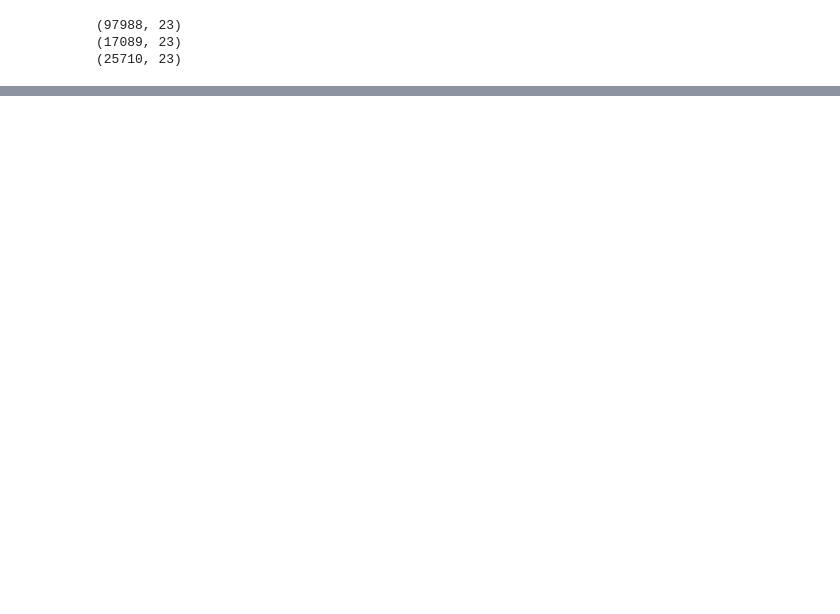
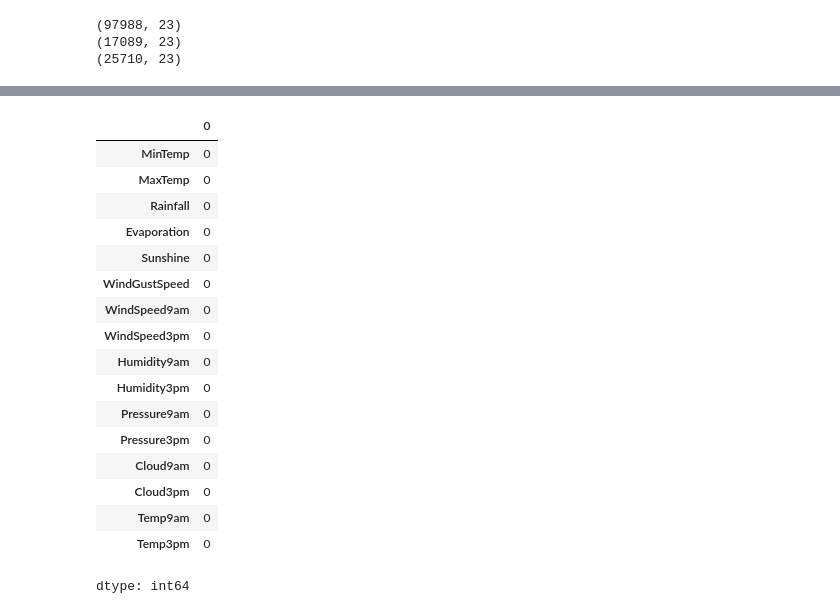
Before and after one commit to keshav123333/temperatureprdiction-freecodecamp, a Jupyter notebook: Untitled1.ipynb, the cells around one changed output, grey strips where cells are left out. Saved outputs shown, nothing was run; the diff lists cells and outputs as text; code cells hidden in the pictures; blank space fills up the shorter version.

```diff
--- a/Untitled1.ipynb
+++ b/Untitled1.ipynb
@@ -57,0 +177,4 @@ print(test_df.shape)
+# %%
+train_inputs[numeric_cols]=imputer.transform(train_inputs[numeric_cols])
+val_inputs[numeric_cols]=imputer.transform(val_inputs[numeric_cols])
+test_inputs[numeric_cols]=imputer.transform(test_inputs[numeric_cols])
@@ -57,0 +200,21 @@ print(test_df.shape)
+# %%
+train_inputs[numeric_cols].isna().sum()
+# %% [output]
+|  | 0 |
+| MinTemp | 0 |
+| MaxTemp | 0 |
+| Rainfall | 0 |
+| Evaporation | 0 |
+| Sunshine | 0 |
+| WindGustSpeed | 0 |
+| WindSpeed9am | 0 |
+| WindSpeed3pm | 0 |
+| Humidity9am | 0 |
+| Humidity3pm | 0 |
+| Pressure9am | 0 |
+| Pressure3pm | 0 |
+| Cloud9am | 0 |
+| Cloud3pm | 0 |
+| Temp9am | 0 |
+| Temp3pm | 0 |
+dtype: int64
```
Also changed, not shown: parts of 16 cells of this notebook.
